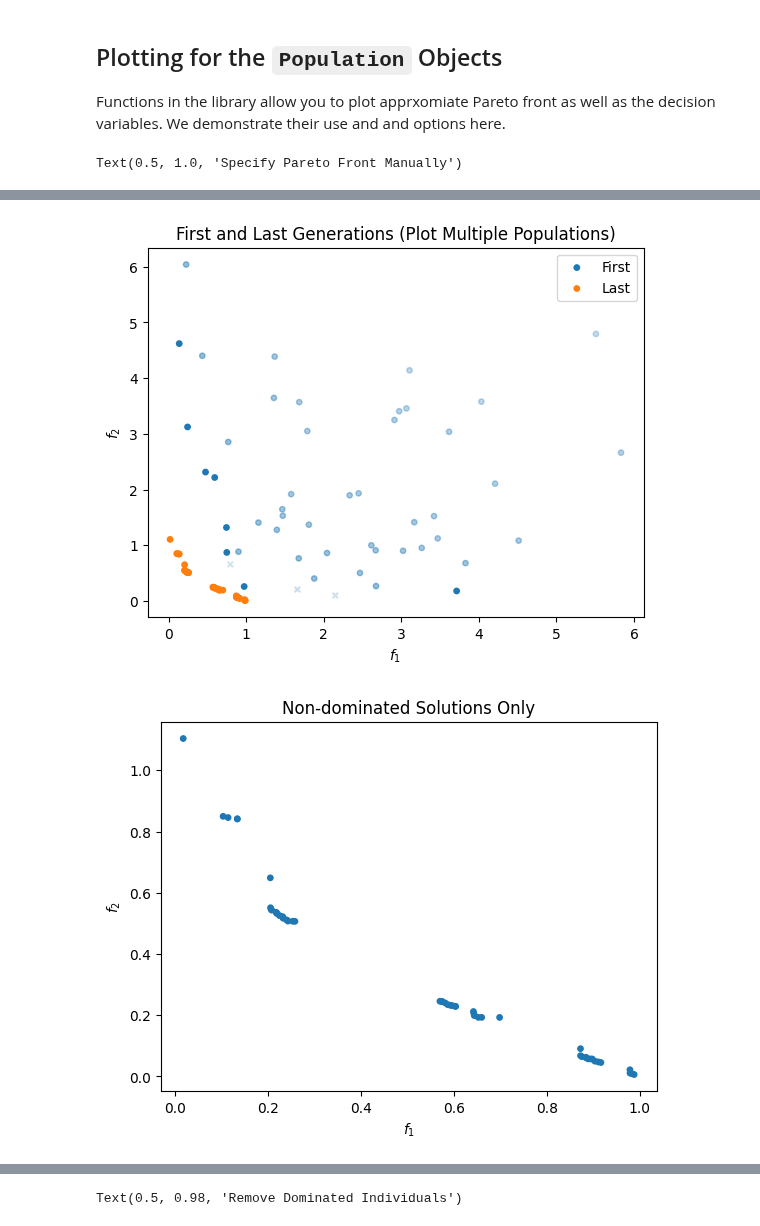
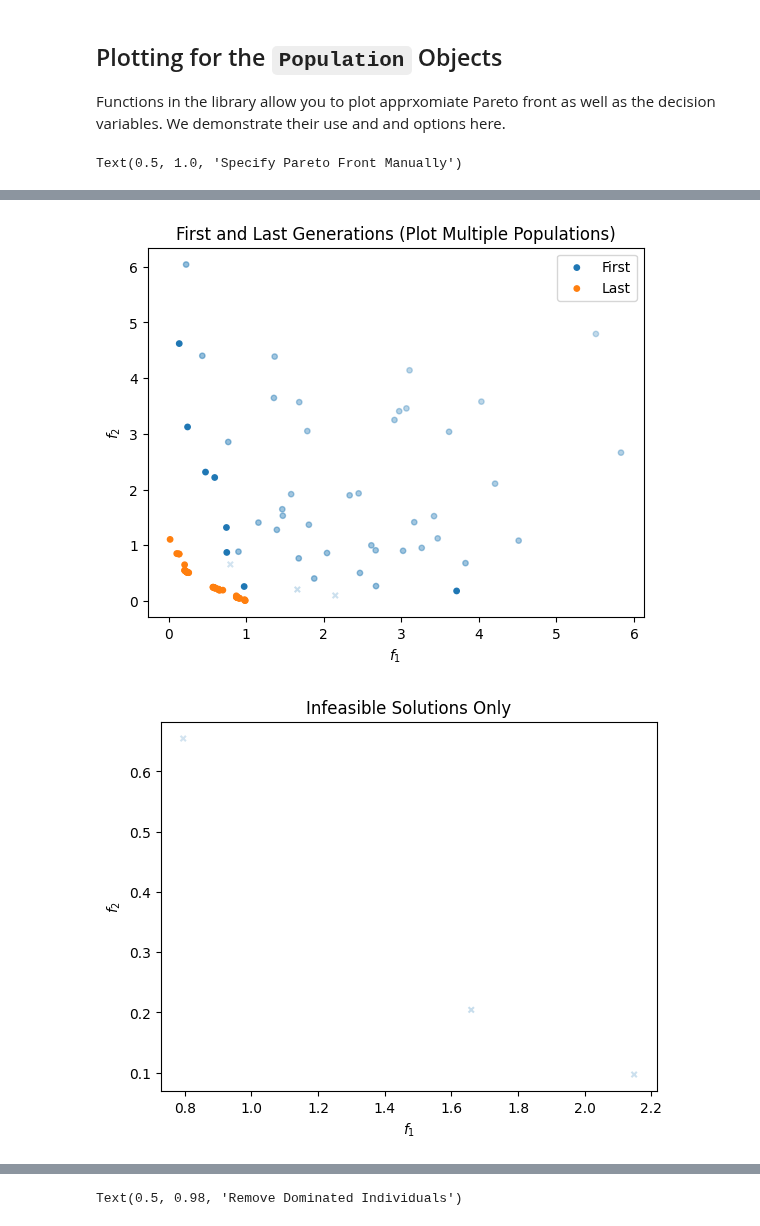
Before and after one commit to electronsandstuff/ParetoBench, a Jupyter notebook: example_notebooks/plotting.ipynb, the cells around one changed output, grey strips where cells are left out. Saved outputs shown, nothing was run; the diff lists cells and outputs as text; code cells hidden in the pictures.

Commit message:
add better plotting filters for infeasibility

```diff
--- a/example_notebooks/plotting.ipynb
+++ b/example_notebooks/plotting.ipynb
@@ -29,31 +29,35 @@ last_pop = exp.runs[idx].reports[-1]
 # shown with some transparency to distinguish them
 plot_objectives(last_pop)
 plt.title("Last Population")
 
 # Plot the first generation to demonstrate what infeasible solutions look like and show multiple plotting
 fig, ax = plot_objectives(first_pop, settings=PlotObjectivesSettings(label="First"))
 plot_objectives(last_pop, fig, ax, settings=PlotObjectivesSettings(label="Last"))
 plt.title("First and Last Generations (Plot Multiple Populations)")
 plt.legend()
 
+# Show off the infeasible solutions
+plot_objectives(first_pop, settings=PlotObjectivesSettings(plot_feasible="infeasible"))
+plt.title("Infeasible Solutions Only")
+
 # Don't plot the dominated solutions
 plot_objectives(last_pop, settings=PlotObjectivesSettings(plot_dominated=False))
 plt.title("Non-dominated Solutions Only")
 
 # Add the attainment surface
 plot_objectives(last_pop, settings=PlotObjectivesSettings(plot_attainment=True, plot_dominated_area=True))
 plt.title("Attainment Surface and Dominated Area")
 
 # Let's add the analytical Pareto front to it
 plot_objectives(last_pop, settings=PlotObjectivesSettings(plot_dominated=True, problem=exp.runs[idx].problem))
 plt.title("Add Pareto Front")
 
 # Can also manually specify the objecitves if not using a standard problem
 pf = np.column_stack((np.linspace(0, 0.9, 128), np.linspace(0.6, 0, 128)))
 plot_objectives(last_pop, settings=PlotObjectivesSettings(plot_dominated=True, pf_objectives=pf))
 plt.title("Specify Pareto Front Manually")
 # %% [output]
 Text(0.5, 1.0, 'Specify Pareto Front Manually')
 [figure]
 [figure]
-[figure, old version]
+[figure, new version]
```
Also changed, not shown: parts of 1 cell of this notebook, 1 other file.
